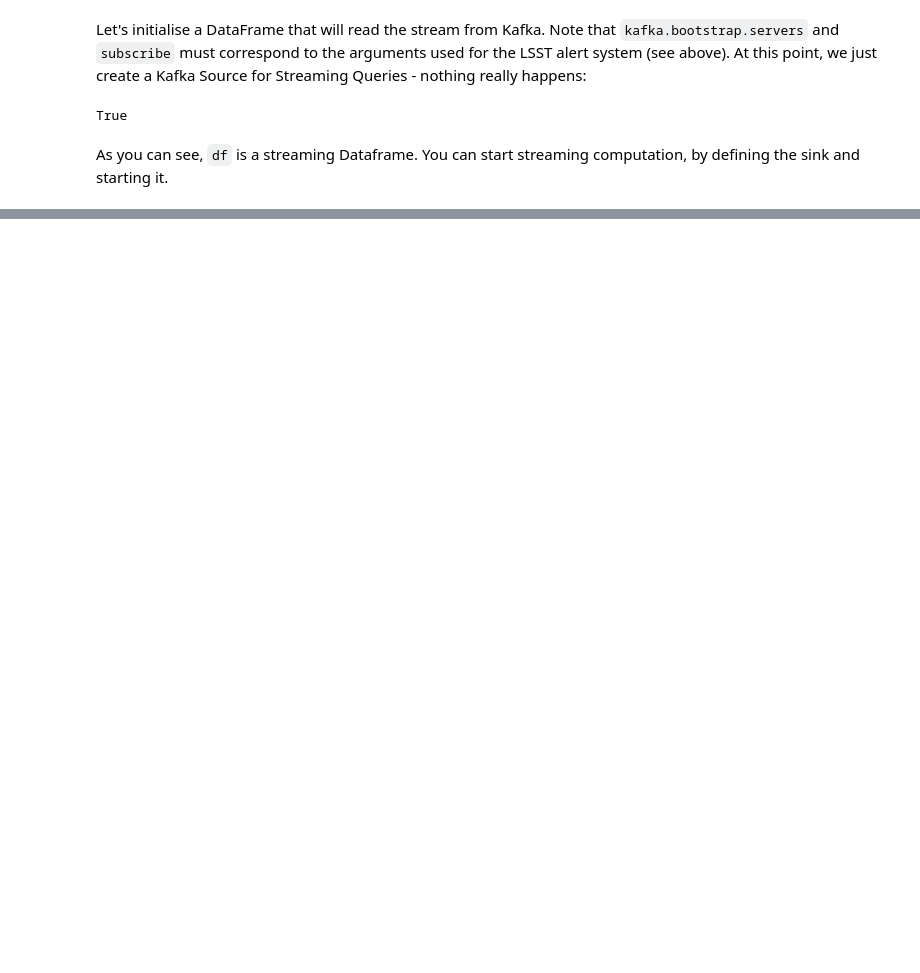
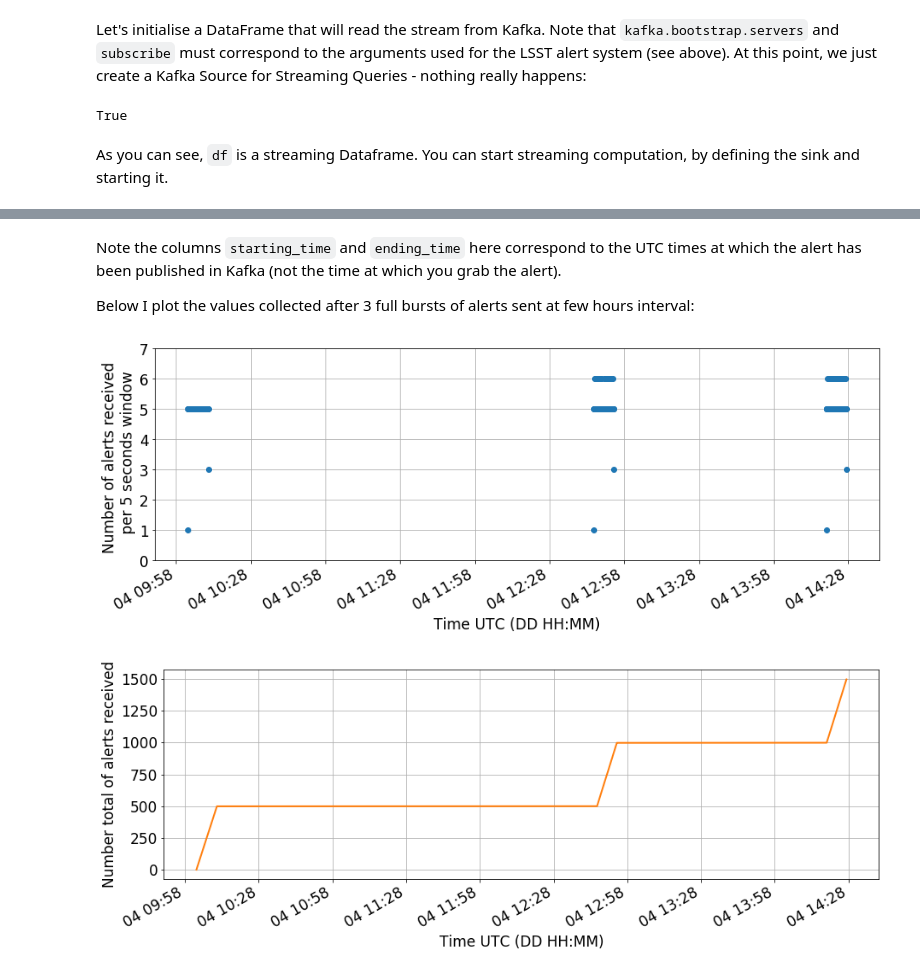
Before and after one commit to JulienPeloton/mini_spark_broker, a Jupyter notebook: notebooks/bootcamp_2_simple_connection.ipynb, the cells around one changed output, grey strips where cells are left out. Drawn from its saved outputs; the diff is of its cells as text; code cells hidden in the pictures; blank space fills up the shorter version.

```diff
--- a/notebooks/bootcamp_2_simple_connection.ipynb
+++ b/notebooks/bootcamp_2_simple_connection.ipynb
@@ -45,11 +42,9 @@ Once the stream is produced, you want to connect to it and read messages.
 # %%
-from pyspark.sql import SparkSession
-
 # Grab the running Spark Session,
 # otherwise create it.
 spark = SparkSession \
     .builder \
-    .appName("test") \
+    .appName("firstConnection") \
     .getOrCreate()
 # %% [markdown]
 Let's initialise a DataFrame that will read the stream from Kafka. Note that `kafka.bootstrap.servers` and `subscribe` must correspond to the arguments used for the LSST alert system (see above). At this point, we just create a Kafka Source for Streaming Queries - nothing really happens:
@@ -342,0 +163,37 @@ dfdec.rdd.map(lambda x: x.asDict()).take(2)
+# %% [markdown]
+Note the columns `starting_time` and `ending_time` here correspond to the UTC times at which the alert has been published in Kafka (not the time at which you grab the alert).
+
+Below I plot the values collected after 3 full bursts of alerts sent at few hours interval:
+# %%
+matplotlib.rcParams.update({'font.size': 17})
+
+# Go to Pandas world for plotting
+pandas_df = df_alert_count.toPandas()
+
+fig = plt.figure(figsize=(15, 5))
+plt.plot(
+    pandas_df["ending_utc_time"],
+    pandas_df["alerts_received"],
+    ls="", marker="o", color="C0")
+plt.grid()
+
+plt.ylim(0, pandas_df["alerts_received"].max() + 1)
+plt.xlabel("Time UTC (DD HH:MM)")
+plt.ylabel("Number of alerts received \n per 5 seconds window")
+
+plt.gcf().autofmt_xdate()
+
+fig = plt.figure(figsize=(15, 5))
+plt.plot(
+    pandas_df["ending_utc_time"],
+    np.cumsum(pandas_df["alerts_received"]),
+    ls="-", lw=2, color="C1")
+plt.grid()
+
+plt.xlabel("Time UTC (DD HH:MM)")
+plt.ylabel("Number total of alerts received")
+
+plt.gcf().autofmt_xdate()
+# %% [output]
+[figure, added]
+[figure, added]
```
Also changed, not shown: parts of 66 cells of this notebook, 1 other file.
